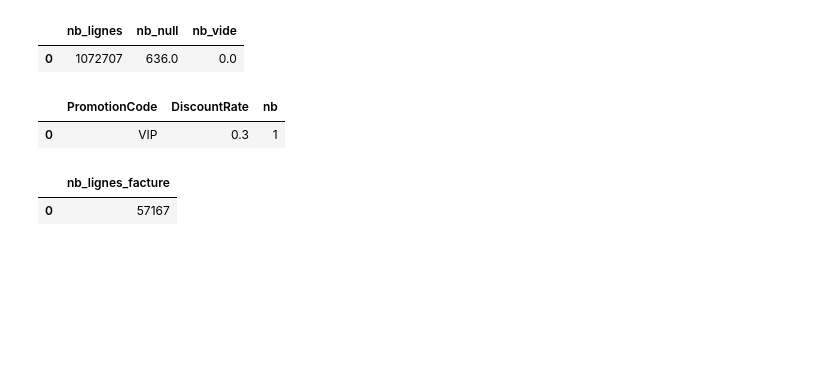
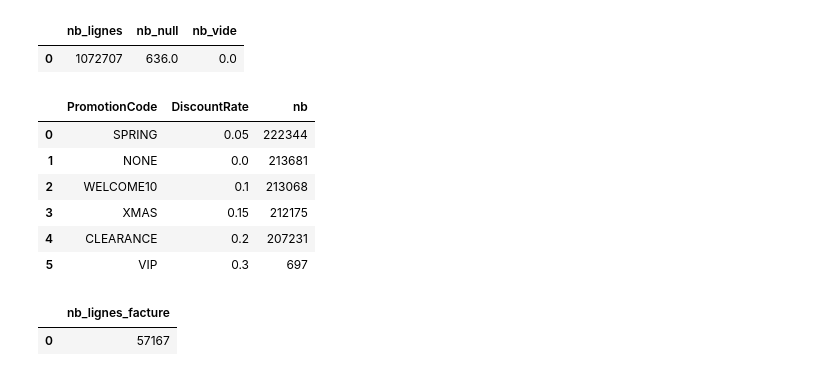
Before and after one commit to clawyunkai/Brief-15_retailcorps_Marketing, a Jupyter notebook: 1_nettoyage_sofiane.ipynb, the cells around one changed output. Saved outputs shown, nothing was run; the diff lists cells and outputs as text; code cells hidden in the pictures; blank space fills up the shorter version.

Commit message:
Correction definitive de d_promotion avec colonne nb

```diff
--- a/1_nettoyage_sofiane.ipynb
+++ b/1_nettoyage_sofiane.ipynb
@@ -312,10 +296,0 @@ duckdb.sql("""
-# %%
-duckdb.sql("""
-    SELECT PromotionCode, DiscountRate, COUNT(*) AS nb
-    FROM d_promotion
-    GROUP BY PromotionCode, DiscountRate
-    ORDER BY nb DESC
-""").df()
-# %% [output]
-|  | PromotionCode | DiscountRate | nb |
-| 0 | VIP | 0.3 | 1 |
@@ -322,3 +316,13 @@ duckdb.sql("""
+# %%
+duckdb.sql("SELECT * FROM d_promotion ORDER BY nb DESC").df()
+# %% [output]
+|  | PromotionCode | DiscountRate | nb |
+| 0 | SPRING | 0.05 | 222344 |
+| 1 | NONE | 0.0 | 213681 |
+| 2 | WELCOME10 | 0.1 | 213068 |
+| 3 | XMAS | 0.15 | 212175 |
+| 4 | CLEARANCE | 0.2 | 207231 |
+| 5 | VIP | 0.3 | 697 |
 # %%
 duckdb.sql("""
     CREATE OR REPLACE TABLE d_facture_clean AS
```
Also changed, not shown: parts of 8 cells of this notebook, 2 other files.
